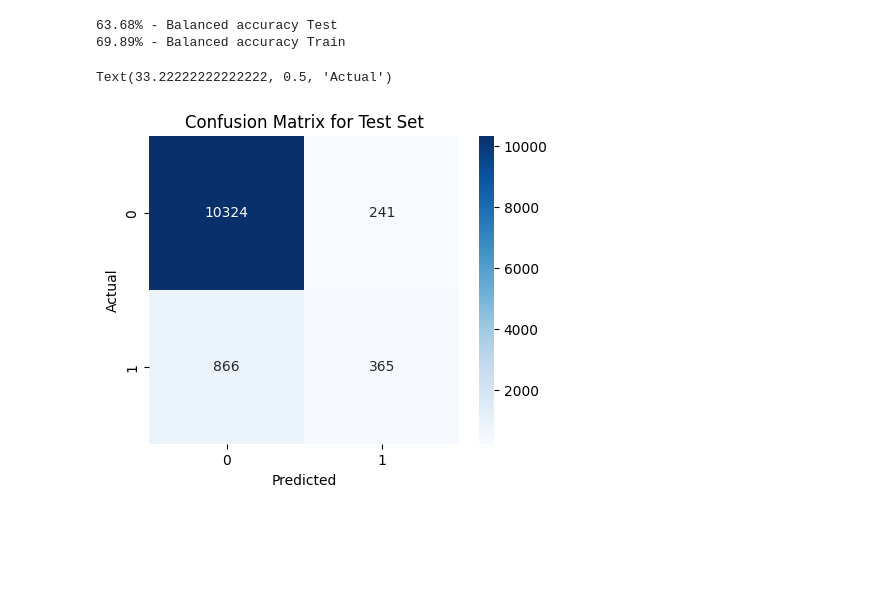
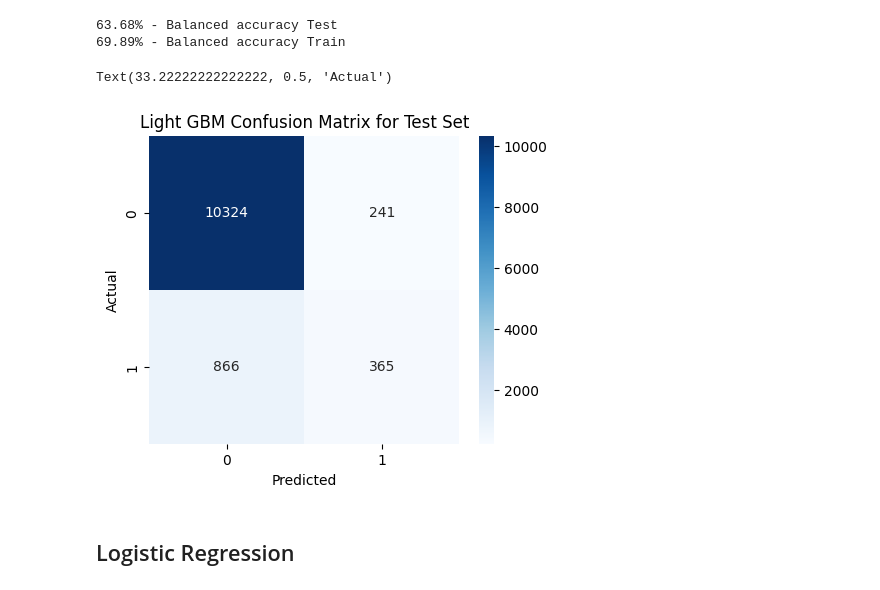
Before and after one commit to jiaminho/RPH-HAC-Prediction, a Jupyter notebook: HAC_Model.ipynb, the cells around one changed output. Saved outputs shown, nothing was run; the diff lists cells and outputs as text; code cells hidden in the pictures; blank space fills up the shorter version.

```diff
--- a/HAC_Model.ipynb
+++ b/HAC_Model.ipynb
@@ -405,15 +596,17 @@ print(f"{balanced_accuracy_score(y_train, lgb_train_predictions.round()) * 100:.
 # %%
 # define labels
 labels = ['0', '1']
 
 # confusion matrix
 test_cm = confusion_matrix(y_test, lgb_predictions.round())
 train_cm = confusion_matrix(y_train, lgb_train_predictions.round())
 fig, ax = plt.subplots(figsize=(5, 4))
 sns.heatmap(test_cm, annot=True, fmt='d', cmap='Blues', xticklabels=labels, yticklabels=labels, ax=ax)
-ax.set_title('Confusion Matrix for Test Set')
+ax.set_title('Light GBM Confusion Matrix for Test Set')
 ax.set_xlabel('Predicted')
 ax.set_ylabel('Actual')
 # %% [output]
 Text(33.22222222222222, 0.5, 'Actual')
-[figure, old version]
+[figure, new version]
+# %% [markdown]
+## Logistic Regression
```
Also changed, not shown: parts of 35 cells of this notebook.
